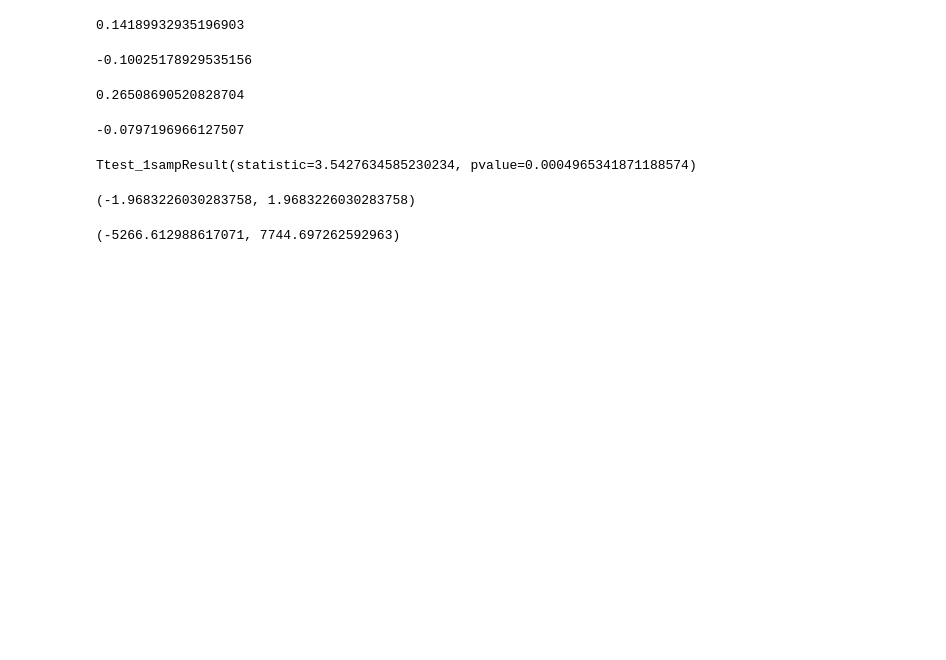
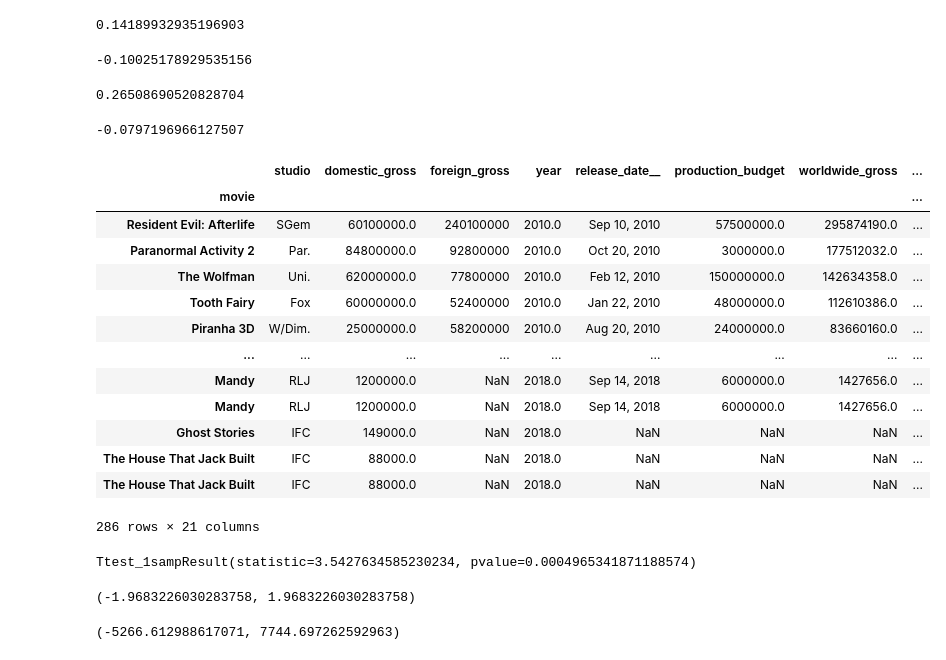
Before and after one commit to jacrivera/AI-Academy-Semester-1-Capstone-Group-5, a Jupyter notebook: Jack-personal-workbook1.ipynb, the cells around one changed output. Drawn from its saved outputs; the diff is of its cells as text; code cells hidden in the pictures; blank space fills up the shorter version.

Commit message:
hypothesis tests for different genres

```diff
--- a/Jack-personal-workbook1.ipynb
+++ b/Jack-personal-workbook1.ipynb
@@ -330,7 +330,24 @@ master_df.runtime_minutes.corr(master_df["Profit%"])
 # %% [output]
 -0.0797196966127507
 # %%
-df_horror = [master_df.genres == "Horror"]
+df_horror = master_df[master_df.genres == "Horror"]
+# %%
+df_horror
+# %% [output]
+|  | studio | domestic_gross | foreign_gross | year | release_date__ | production_budget | worldwide_gross | ... |
+| movie |  |  |  |  |  |  |  | ... |
+| Resident Evil: Afterlife | SGem | 60100000.0 | 240100000 | 2010.0 | Sep 10, 2010 | 57500000.0 | 295874190.0 | ... |
+| Paranormal Activity 2 | Par. | 84800000.0 | 92800000 | 2010.0 | Oct 20, 2010 | 3000000.0 | 177512032.0 | ... |
+| The Wolfman | Uni. | 62000000.0 | 77800000 | 2010.0 | Feb 12, 2010 | 150000000.0 | 142634358.0 | ... |
+| Tooth Fairy | Fox | 60000000.0 | 52400000 | 2010.0 | Jan 22, 2010 | 48000000.0 | 112610386.0 | ... |
+| Piranha 3D | W/Dim. | 25000000.0 | 58200000 | 2010.0 | Aug 20, 2010 | 24000000.0 | 83660160.0 | ... |
+| ... | ... | ... | ... | ... | ... | ... | ... | ... |
+| Mandy | RLJ | 1200000.0 | NaN | 2018.0 | Sep 14, 2018 | 6000000.0 | 1427656.0 | ... |
+| Mandy | RLJ | 1200000.0 | NaN | 2018.0 | Sep 14, 2018 | 6000000.0 | 1427656.0 | ... |
+| Ghost Stories | IFC | 149000.0 | NaN | 2018.0 | NaN | NaN | NaN | ... |
+| The House That Jack Built | IFC | 88000.0 | NaN | 2018.0 | NaN | NaN | NaN | ... |
+| The House That Jack Built | IFC | 88000.0 | NaN | 2018.0 | NaN | NaN | NaN | ... |
+286 rows × 21 columns
 # %%
 res2 = stats.ttest_1samp(df_horror['Profit%'], popmean=master_df["Profit%"].mean(), nan_policy="omit")
 res2
```
Also changed, not shown: parts of 26 cells of this notebook.
